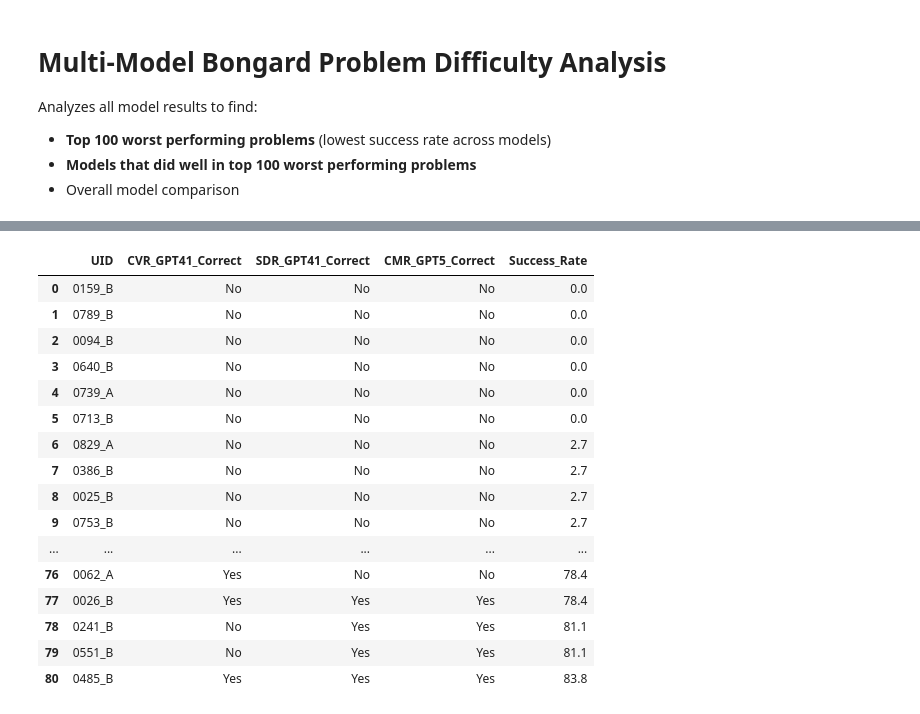
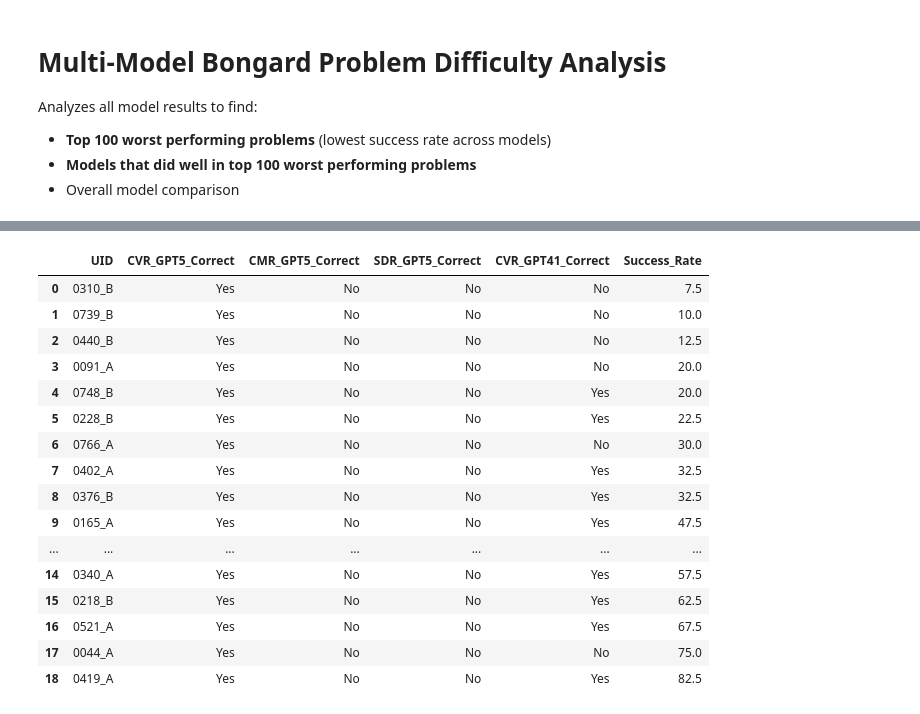
Before and after one commit to mrprofessor/bongard_playbook, a Jupyter notebook: notebooks/difficulty.ipynb, the cells around one changed output, grey strips where cells are left out. Saved outputs shown, nothing was run; the diff lists cells and outputs as text; code cells hidden in the pictures.

Commit message:
GPT5 result and notebooks

```diff
--- a/notebooks/difficulty.ipynb
+++ b/notebooks/difficulty.ipynb
@@ -114,11 +114,14 @@ def find_worst_problems(problem_results, top_n=100):
 # Run the analysis
 problem_results, model_accuracy = analyze_all_models(results_dir)
 
+with open('models.json', 'w') as f:
+    json.dump({
+        'problem_results': dict(problem_results),
+        'model_accuracy': model_accuracy
+    }, f, indent=2)
+
 if model_accuracy:
-    print(f"MODEL ACCURACY SUMMARY:")
-    print("-" * 50)
     model_df = pd.DataFrame.from_dict(model_accuracy, orient='index').sort_values('accuracy')
-    display(model_df)
 
     # Find worst performing problems
     worst_problems = find_worst_problems(problem_results, top_n=100)
@@ -133,8 +136,8 @@ if model_accuracy:
         print("-" * 80)
 
         # Show all rows without truncation
-        # with pd.option_context('display.max_rows', None, 'display.max_colwidth', None):
-        #     display(worst_problems)
+        with pd.option_context('display.max_rows', None, 'display.max_colwidth', None):
+            display(worst_problems)
 
     else:
         print("No problems to analyze!")
@@ -289,45 +269,48 @@ PROBLEMS THAT SDR_GPT41_GPT41 GOT WRONG (107 total):
 # %%
-# Find all problems that GPT-5 got wrong
+# Find problems that CVR GPT-5 got right but CMR GPT-5 and SDR GPT-5 both got wrong
 if problem_results:
-    gpt5_wrong_problems = []
+    cvr_gpt5_better_problems = []
 
     for uid, stats in problem_results.items():
-        if 'cvr_gpt5' in stats['models_wrong']:
-            # Check other models' performance on this problem
+        # Check if CVR GPT-5 got it right
+        cvr_gpt5_correct = 'cvr_gpt5' in stats['models_correct']
+
+        # Check if CMR GPT-5 and SDR GPT-5 both got it wrong
+        cmr_gpt5_wrong = 'cmr_gpt5_gpt5' in stats['models_wrong']
+        sdr_gpt5_wrong = 'sdr_gpt5_gpt5' in stats['models_wrong']
+
+        if cvr_gpt5_correct and cmr_gpt5_wrong and sdr_gpt5_wrong:
+            # Check CVR GPT-4.1 performance for additional context
             cvr_gpt41_correct = 'Yes' if 'cvr_gpt41' in stats['models_correct'] else 'No'
-            sdr_gpt41_correct = 'Yes' if 'sdr_gpt41_gpt41' in stats['models_correct'] else 'No'
-            cmr_gpt5_correct = 'Yes' if 'cmr_gpt5_gpt5' in stats['models_correct'] else 'No'
 
-            gpt5_wrong_problems.append({
+            cvr_gpt5_better_problems.append({
                 'UID': uid,
+                'CVR_GPT5_Correct': 'Yes',
+                'CMR_GPT5_Correct': 'No',
+                'SDR_GPT5_Correct': 'No',
                 'CVR_GPT41_Correct': cvr_gpt41_correct,
-                'SDR_GPT41_Correct': sdr_gpt41_correct,
-                'CMR_GPT5_Correct': cmr_gpt5_correct,
                 'Success_Rate': round((stats['correct'] / stats['total']) * 100, 1) if stats['total'] > 0 else 0
             })
 
-    if gpt5_wrong_problems:
-        gpt5_wrong_df = pd.DataFrame(gpt5_wrong_problems).sort_values('Success_Rate').reset_index(drop=True)
+    if cvr_gpt5_better_problems:
+        cvr_better_df = pd.DataFrame(cvr_gpt5_better_problems).sort_values('Success_Rate').reset_index(drop=True)
 
-        print(f"PROBLEMS THAT GPT-5 (CVR) GOT WRONG ({len(gpt5_wrong_problems)} total):")
-        print("-" * 70)
+        print(f"PROBLEMS THAT CVR GPT-5 GOT RIGHT BUT CMR & SDR GPT-5 BOTH GOT WRONG ({len(cvr_gpt5_better_problems)} total):")
+        print("-" * 85)
 
         # Show summary statistics
-        cvr_gpt41_better = sum(1 for p in gpt5_wrong_problems if p['CVR_GPT41_Correct'] == 'Yes')
-        sdr_gpt41_better = sum(1 for p in gpt5_wrong_problems if p['SDR_GPT41_Correct'] == 'Yes')
-        cmr_gpt5_better = sum(1 for p in gpt5_wrong_problems if p['CMR_GPT5_Correct'] == 'Yes')
+        cvr_gpt41_also_correct = sum(1 for p in cvr_gpt5_better_problems if p['CVR_GPT41_Correct'] == 'Yes')
 
-        print(f"Of the {len(gpt5_wrong_problems)} problems GPT-5 (CVR) got wrong:")
-        print(f"- CVR GPT-4.1 got {cvr_gpt41_better} correct ({cvr_gpt41_better/len(gpt5_wrong_problems)*100:.1f}%)")
-        print(f"- SDR GPT-4.1 got {sdr_gpt41_better} correct ({sdr_gpt41_better/len(gpt5_wrong_problems)*100:.1f}%)")
-        print(f"- CMR GPT-5 got {cmr_gpt5_better} correct ({cmr_gpt5_better/len(gpt5_wrong_problems)*100:.1f}%)")
+        print(f"Of the {len(cvr_gpt5_better_problems)} problems where CVR GPT-5 outperformed both CMR & SDR GPT-5:")
+        print(f"- CVR GPT-4.1 also got {cvr_gpt41_also_correct} correct ({cvr_gpt41_also_correct/len(cvr_gpt5_better_problems)*100:.1f}%)")
+        print(f"- Average success rate across all models: {sum(p['Success_Rate'] for p in cvr_gpt5_better_problems)/len(cvr_gpt5_better_problems):.1f}%")
         print()
 
         with pd.option_context('display.max_rows', None, 'display.max_colwidth', None):
-            display(gpt5_wrong_df)
+            display(cvr_better_df)
 
     else:
-        print("GPT-5 (CVR) got all problems correct!")
+        print("No problems found where CVR GPT-5 outperformed both CMR GPT-5 and SDR GPT-5!")
 else:
     print("No valid problem results found!")
 # %% [output]
@@ -340,17 +322,17 @@ Of the 81 problems GPT-5 (CVR) got wrong:
-|  | UID | CVR_GPT41_Correct | SDR_GPT41_Correct | CMR_GPT5_Correct | Success_Rate |
-| 0 | 0159_B | No | No | No | 0.0 |
-| 1 | 0789_B | No | No | No | 0.0 |
-| 2 | 0094_B | No | No | No | 0.0 |
-| 3 | 0640_B | No | No | No | 0.0 |
-| 4 | 0739_A | No | No | No | 0.0 |
-| 5 | 0713_B | No | No | No | 0.0 |
-| 6 | 0829_A | No | No | No | 2.7 |
-| 7 | 0386_B | No | No | No | 2.7 |
-| 8 | 0025_B | No | No | No | 2.7 |
-| 9 | 0753_B | No | No | No | 2.7 |
-| ... | ... | ... | ... | ... | ... |
-| 76 | 0062_A | Yes | No | No | 78.4 |
-| 77 | 0026_B | Yes | Yes | Yes | 78.4 |
-| 78 | 0241_B | No | Yes | Yes | 81.1 |
-| 79 | 0551_B | No | Yes | Yes | 81.1 |
-| 80 | 0485_B | Yes | Yes | Yes | 83.8 |
+|  | UID | CVR_GPT5_Correct | CMR_GPT5_Correct | SDR_GPT5_Correct | CVR_GPT41_Correct | Success_Rate |
+| 0 | 0310_B | Yes | No | No | No | 7.5 |
+| 1 | 0739_B | Yes | No | No | No | 10.0 |
+| 2 | 0440_B | Yes | No | No | No | 12.5 |
+| 3 | 0091_A | Yes | No | No | No | 20.0 |
+| 4 | 0748_B | Yes | No | No | Yes | 20.0 |
+| 5 | 0228_B | Yes | No | No | Yes | 22.5 |
+| 6 | 0766_A | Yes | No | No | No | 30.0 |
+| 7 | 0402_A | Yes | No | No | Yes | 32.5 |
+| 8 | 0376_B | Yes | No | No | Yes | 32.5 |
+| 9 | 0165_A | Yes | No | No | Yes | 47.5 |
+| ... | ... | ... | ... | ... | ... | ... |
+| 14 | 0340_A | Yes | No | No | Yes | 57.5 |
+| 15 | 0218_B | Yes | No | No | Yes | 62.5 |
+| 16 | 0521_A | Yes | No | No | Yes | 67.5 |
+| 17 | 0044_A | Yes | No | No | No | 75.0 |
+| 18 | 0419_A | Yes | No | No | Yes | 82.5 |
```
Also changed, not shown: parts of 4 cells of this notebook, 9 other files.
